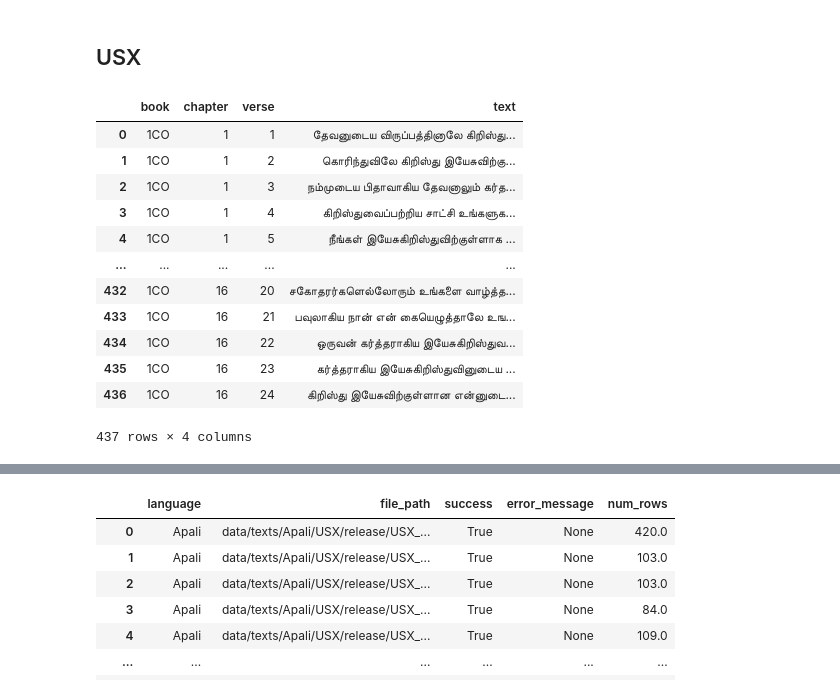
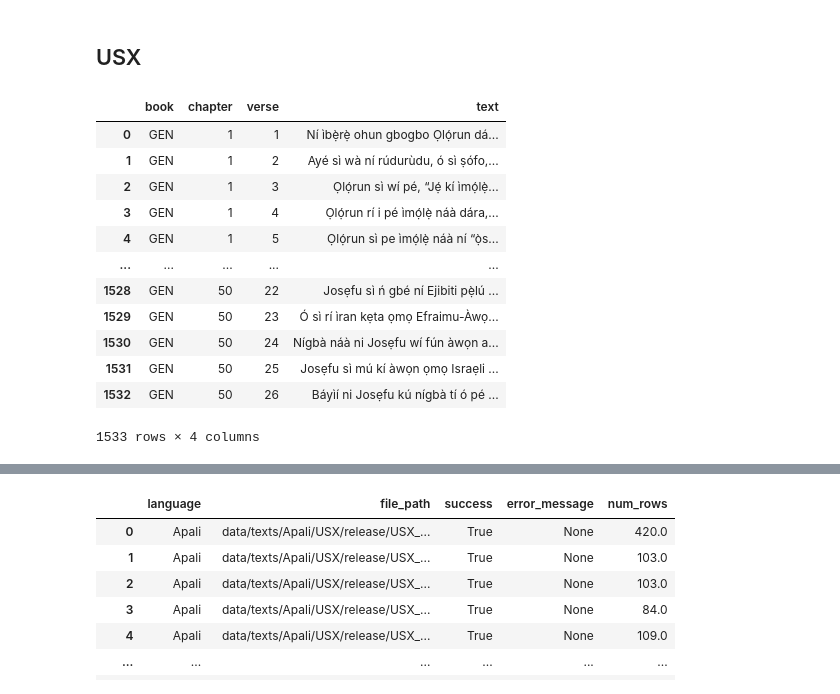
Before and after one commit to davidguzmanr/bible-tts-resources, a Jupyter notebook: dev.ipynb, the cells around one changed output, grey strips where cells are left out. Drawn from its saved outputs; the diff is of its cells as text; code cells hidden in the pictures.

```diff
--- a/dev.ipynb
+++ b/dev.ipynb
@@ -39,20 +39,20 @@ download_audios.download_and_unzip_all(links, str(output_dir), overwrite=False,
 # %%
 from utils.usx_parser import usx_to_dataframe, usx_directory_to_dataframe
 # %%
-path = "data/texts/Tamil/USX/release/USX_1/1CO.usx"
-df_tamil = usx_to_dataframe(path, include_headings=False)
-df_tamil
+path = "data/texts/Yoruba/USX/release/USX_1/GEN.usx"
+df = usx_to_dataframe(path, include_headings=False)
+df
 # %% [output]
 |  | book | chapter | verse | text |
-| 0 | 1CO | 1 | 1 | தேவனுடைய விருப்பத்தினாலே கிறிஸ்து... |
-| 1 | 1CO | 1 | 2 | கொரிந்துவிலே கிறிஸ்து இயேசுவிற்கு... |
-| 2 | 1CO | 1 | 3 | நம்முடைய பிதாவாகிய தேவனாலும் கர்த... |
-| 3 | 1CO | 1 | 4 | கிறிஸ்துவைப்பற்றிய சாட்சி உங்களுக... |
-| 4 | 1CO | 1 | 5 | நீங்கள் இயேசுகிறிஸ்துவிற்குள்ளாக ... |
+| 0 | GEN | 1 | 1 | Ní ìbẹ̀rẹ̀ ohun gbogbo Ọlọ́run dá... |
+| 1 | GEN | 1 | 2 | Ayé sì wà ní rúdurùdu, ó sì ṣófo,... |
+| 2 | GEN | 1 | 3 | Ọlọ́run sì wí pé, “Jẹ́ kí ìmọ́lẹ̀... |
+| 3 | GEN | 1 | 4 | Ọlọ́run rí i pé ìmọ́lẹ̀ náà dára,... |
+| 4 | GEN | 1 | 5 | Ọlọ́run sì pe ìmọ́lẹ̀ náà ní “ọ̀s... |
 | ... | ... | ... | ... | ... |
-| 432 | 1CO | 16 | 20 | சகோதரர்களெல்லோரும் உங்களை வாழ்த்த... |
-| 433 | 1CO | 16 | 21 | பவுலாகிய நான் என் கையெழுத்தாலே உங... |
-| 434 | 1CO | 16 | 22 | ஒருவன் கர்த்தராகிய இயேசுகிறிஸ்துவ... |
-| 435 | 1CO | 16 | 23 | கர்த்தராகிய இயேசுகிறிஸ்துவினுடைய ... |
-| 436 | 1CO | 16 | 24 | கிறிஸ்து இயேசுவிற்குள்ளான என்னுடை... |
+| 1528 | GEN | 50 | 22 | Josẹfu sì ń gbé ní Ejibiti pẹ̀lú ... |
+| 1529 | GEN | 50 | 23 | Ó sì rí ìran kẹta ọmọ Efraimu-Àwọ... |
+| 1530 | GEN | 50 | 24 | Nígbà náà ni Josẹfu wí fún àwọn a... |
+| 1531 | GEN | 50 | 25 | Josẹfu sì mú kí àwọn ọmọ Israẹli ... |
+| 1532 | GEN | 50 | 26 | Báyìí ni Josẹfu kú nígbà tí ó pé ... |
-437 rows × 4 columns
+1533 rows × 4 columns
```
Also changed, not shown: parts of 6 cells of this notebook, 3 other files.
